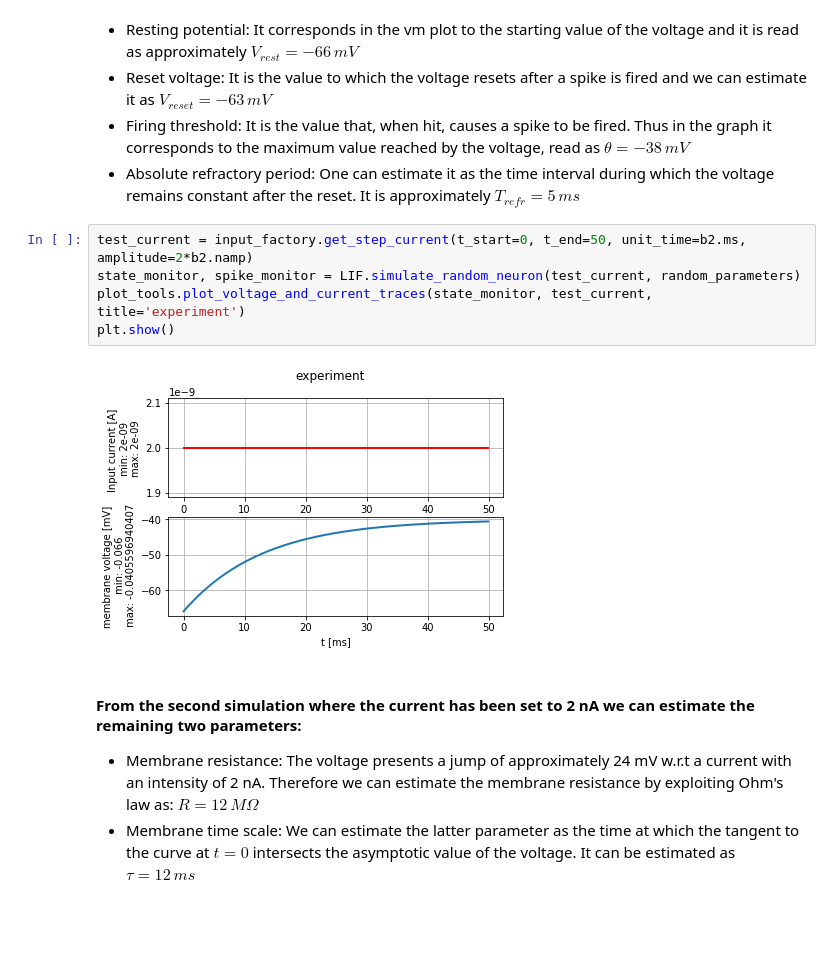
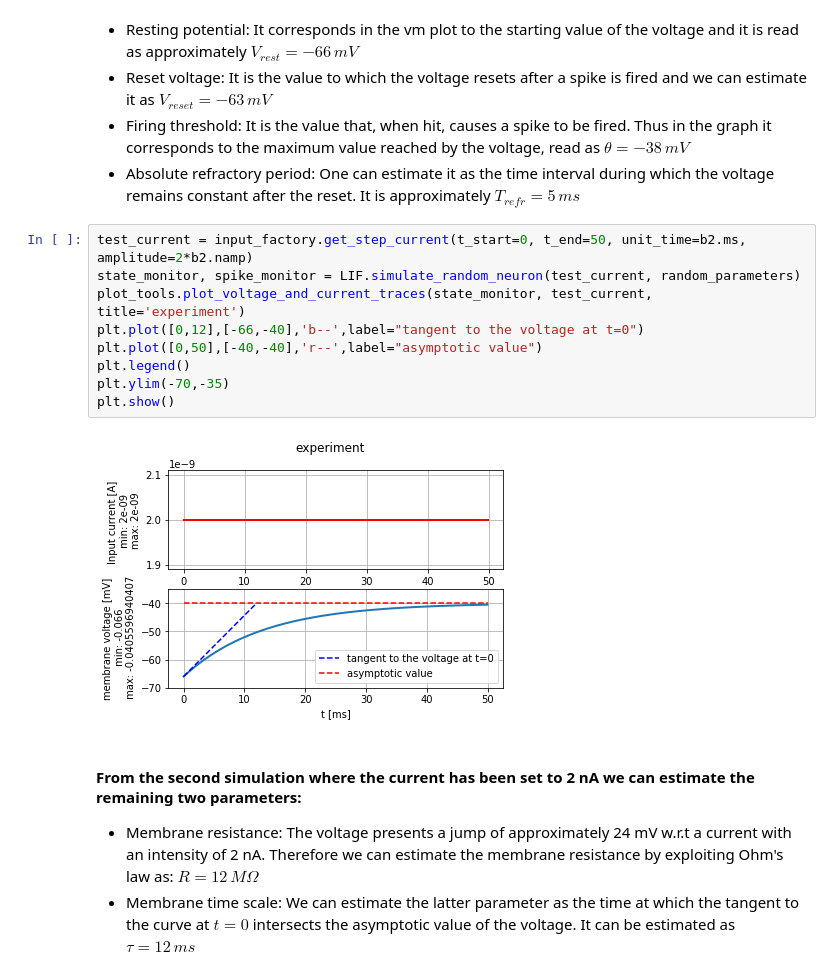
Before and after one commit to fedeflo2/Bestbio1, a Jupyter notebook: Ex2_firstName_lastName_000.ipynb, the cells around one changed output. Drawn from its saved outputs; the diff is of its cells as text; blank space fills up the shorter version.

```diff
--- a/Ex2_firstName_lastName_000.ipynb
+++ b/Ex2_firstName_lastName_000.ipynb
@@ -157,10 +157,14 @@ plt.show()
 # %%
 test_current = input_factory.get_step_current(t_start=0, t_end=50, unit_time=b2.ms, amplitude=2*b2.namp)
 state_monitor, spike_monitor = LIF.simulate_random_neuron(test_current, random_parameters)
 plot_tools.plot_voltage_and_current_traces(state_monitor, test_current, title='experiment')
+plt.plot([0,12],[-66,-40],'b--',label="tangent to the voltage at t=0")
+plt.plot([0,50],[-40,-40],'r--',label="asymptotic value")
+plt.legend()
+plt.ylim(-70,-35)
 plt.show()
 # %% [output]
-[figure, old version]
+[figure, new version]
 # %% [markdown]
 #### From the second simulation where the current has been set to 2 nA we can estimate the remaining two parameters:
 * Membrane resistance: The voltage presents a jump of approximately 24 mV w.r.t a current with an intensity of 2 nA. Therefore we can estimate the membrane resistance by exploiting Ohm's law as: $R = 12\, M\Omega$
```
Also changed, not shown: parts of 10 cells of this notebook.
